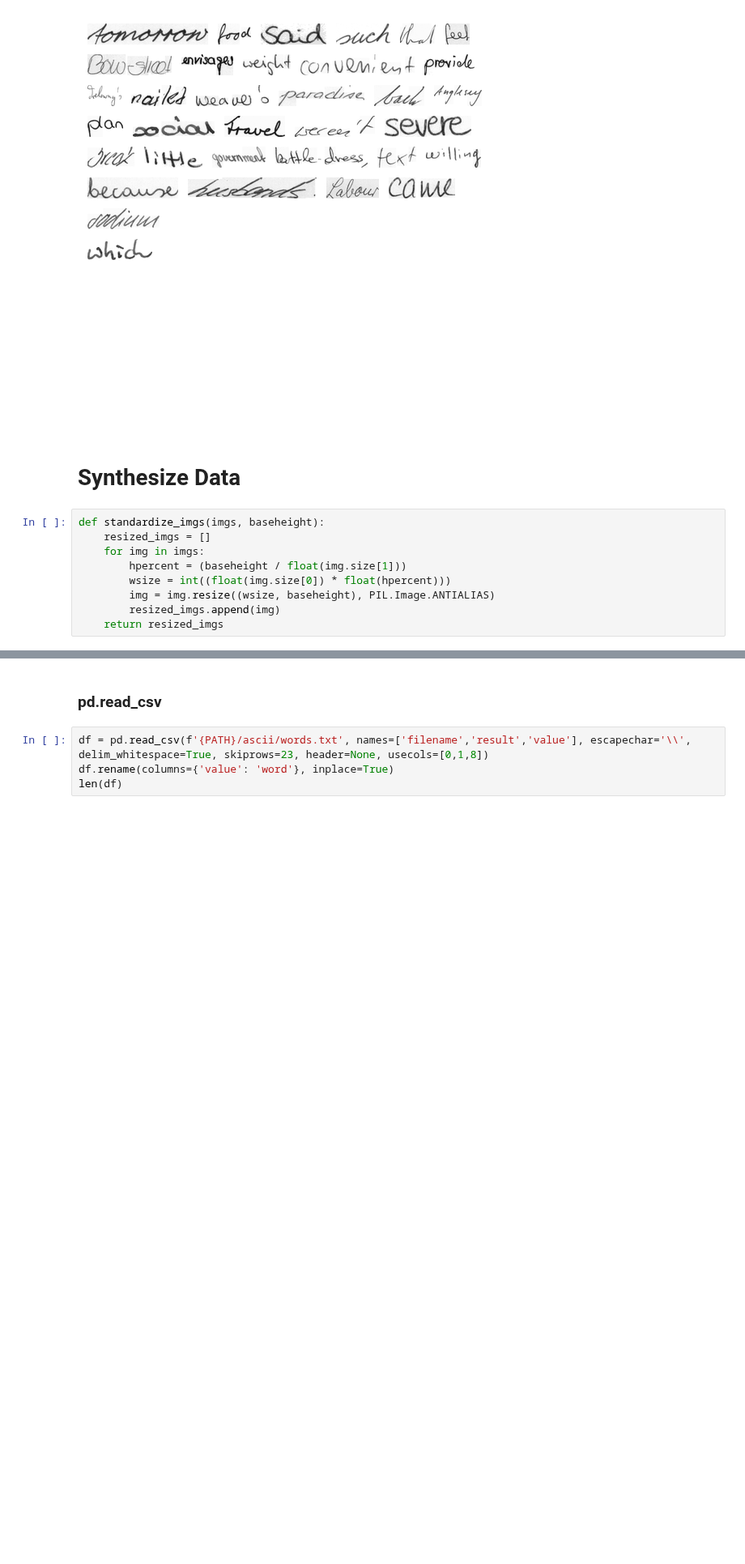
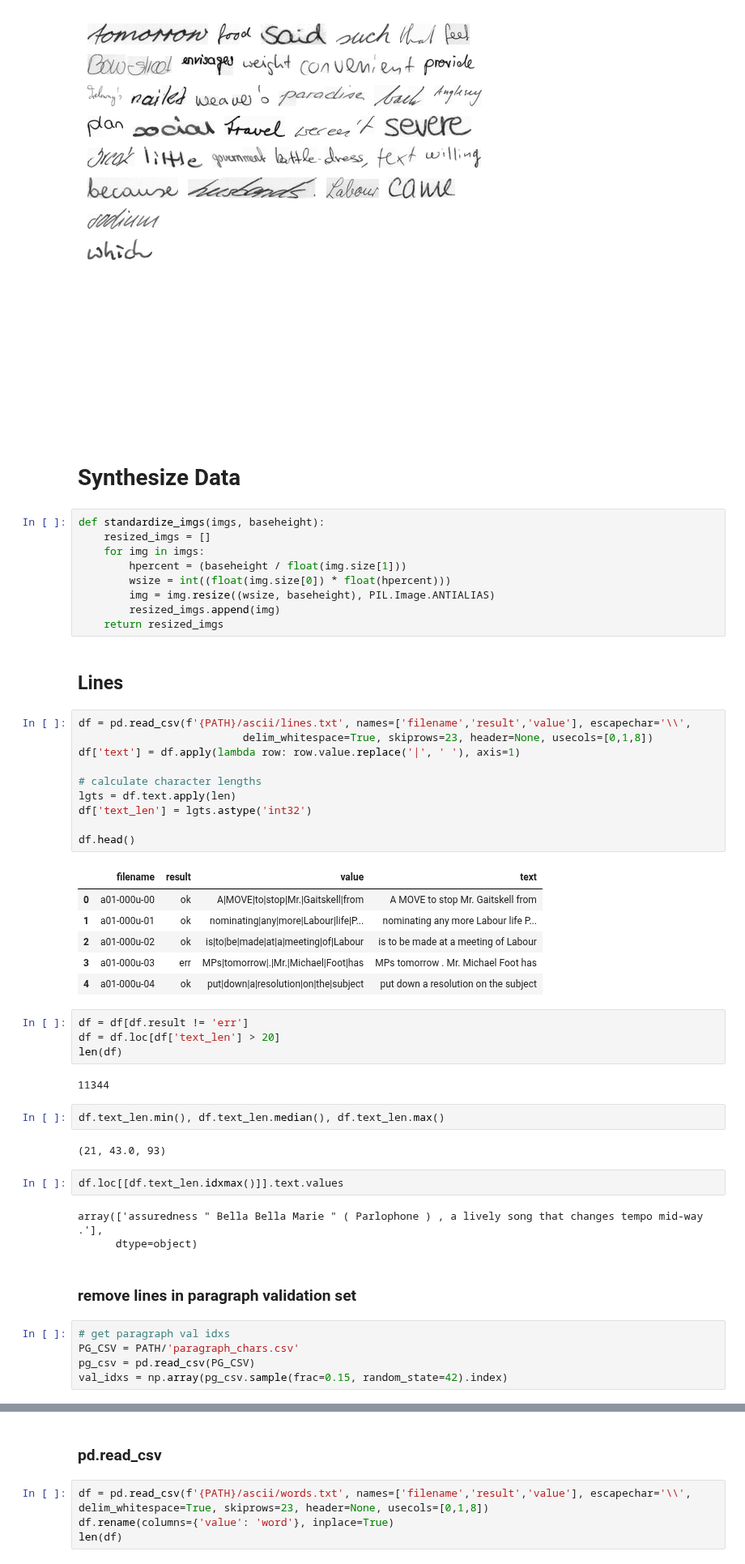
Before and after one commit to ahs8w/fastai, a Jupyter notebook: projects/OCR-synthesize-data.ipynb, the cells around one changed output, grey strips where cells are left out. Shown at 81% size. Cells and saved outputs as stored; diff of their text form; blank space fills up the shorter version.

```diff
--- a/projects/OCR-synthesize-data.ipynb
+++ b/projects/OCR-synthesize-data.ipynb
@@ -62,3 +70,44 @@ def standardize_imgs(imgs, baseheight):
         img = img.resize((wsize, baseheight), PIL.Image.ANTIALIAS)
         resized_imgs.append(img)
     return resized_imgs
+# %% [markdown]
+## Lines
+# %%
+df = pd.read_csv(f'{PATH}/ascii/lines.txt', names=['filename','result','value'], escapechar='\\',
+                          delim_whitespace=True, skiprows=23, header=None, usecols=[0,1,8])
+df['text'] = df.apply(lambda row: row.value.replace('|', ' '), axis=1)
+
+# calculate character lengths
+lgts = df.text.apply(len)
+df['text_len'] = lgts.astype('int32')
+
+df.head()
+# %% [output]
+|  | filename | result | value | text |
+| 0 | a01-000u-00 | ok | A|MOVE|to|stop|Mr.|Gaitskell|from | A MOVE to stop Mr. Gaitskell from |
+| 1 | a01-000u-01 | ok | nominating|any|more|Labour|life|P... | nominating any more Labour life P... |
+| 2 | a01-000u-02 | ok | is|to|be|made|at|a|meeting|of|Labour | is to be made at a meeting of Labour |
+| 3 | a01-000u-03 | err | MPs|tomorrow|.|Mr.|Michael|Foot|has | MPs tomorrow . Mr. Michael Foot has |
+| 4 | a01-000u-04 | ok | put|down|a|resolution|on|the|subject | put down a resolution on the subject |
+# %%
+df = df[df.result != 'err']
+df = df.loc[df['text_len'] > 20]
+len(df)
+# %% [output]
+11344
+# %%
+df.text_len.min(), df.text_len.median(), df.text_len.max()
+# %% [output]
+(21, 43.0, 93)
+# %%
+df.loc[[df.text_len.idxmax()]].text.values
+# %% [output]
+array(['assuredness " Bella Bella Marie " ( Parlophone ) , a lively song that changes tempo mid-way .'],
+      dtype=object)
+# %% [markdown]
+### remove lines in paragraph validation set
+# %%
+# get paragraph val idxs
+PG_CSV = PATH/'paragraph_chars.csv'
+pg_csv = pd.read_csv(PG_CSV)
+val_idxs = np.array(pg_csv.sample(frac=0.15, random_state=42).index)
```
Also changed, not shown: parts of 16 cells of this notebook.
